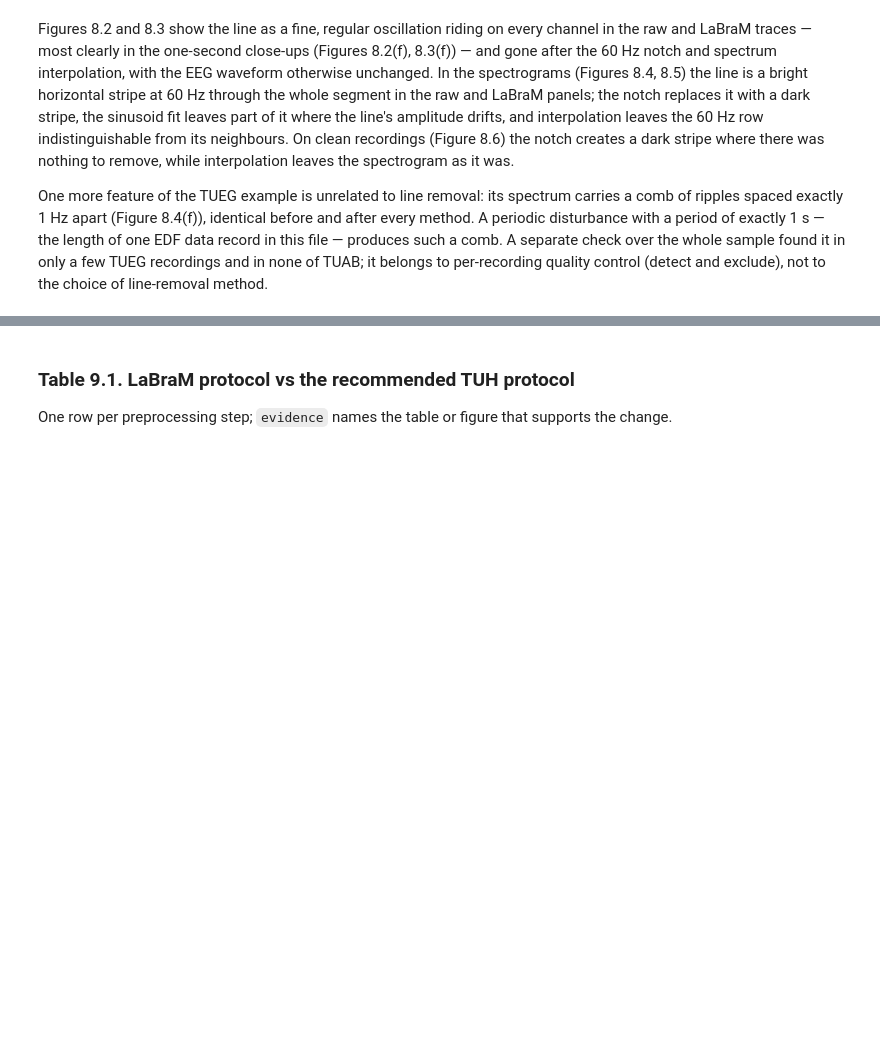
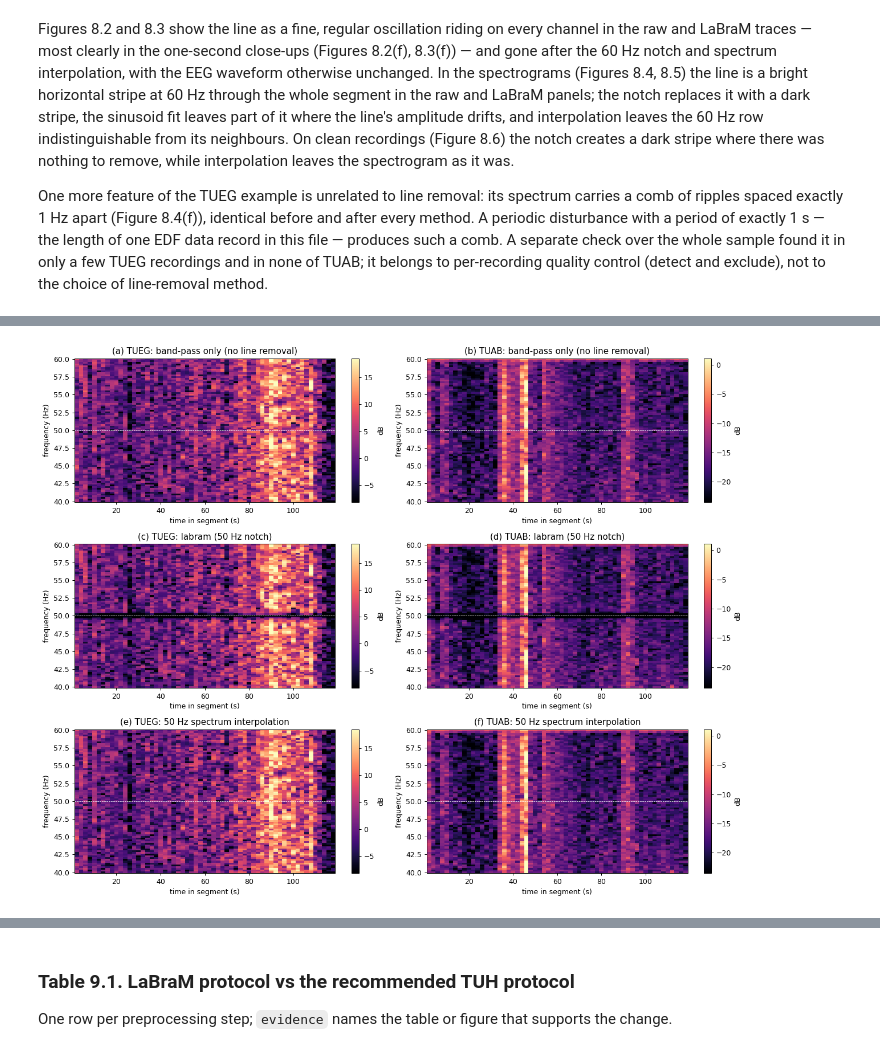
Before and after one commit to Neuro-Clalit/LaBraM, a Jupyter notebook: notebooks/tuh_preprocessing_analysis.ipynb, the cells around one changed output, grey strips where cells are left out. Cells and saved outputs as stored; diff of their text form; code cells hidden in the pictures; blank space fills up the shorter version.

```diff
--- a/notebooks/tuh_preprocessing_analysis.ipynb
+++ b/notebooks/tuh_preprocessing_analysis.ipynb
@@ -843,0 +936,24 @@ choice of line-removal method.
+# %%
+fig, axes = plt.subplots(3, 2, figsize=(14, 11), dpi=90)
+for col, group in enumerate(["TUEG", "TUAB"]):
+    row = examples[group, "clean"][0]
+    raw = qc.load_segment(edf_path(row))
+    vers = [(proto.name, qc.apply_protocol(raw, proto))
+            for proto in (qc.BANDPASS_ONLY, qc.LABRAM, qc.INTERP50)]
+    sgs = [(name, median_spectrogram(y.get_data(units="uV"), y.info["sfreq"], win_sec=4.0))
+           for name, y in vers]
+    f0, _, s0 = sgs[0][1]
+    zoom0 = (f0 >= 40) & (f0 <= 60)
+    vmin, vmax = np.percentile(s0[zoom0], [2, 99.5])
+    for r, (name, (f, t, sg)) in enumerate(sgs):
+        zoom = (f >= 40) & (f <= 60)
+        ax = axes[r, col]
+        im = ax.pcolormesh(t, f[zoom], sg[zoom], shading="auto", vmin=vmin, vmax=vmax, cmap="magma")
+        ax.axhline(50, color="w", ls="--", lw=0.6)
+        ax.set(title=f"{group}: {name}", xlabel="time in segment (s)", ylabel="frequency (Hz)")
+        fig.colorbar(im, ax=ax, label="dB")
+panel_labels(axes)
+assert_max_columns(fig)
+plt.tight_layout(); plt.show()
+# %% [output]
+[figure, added]
```
Also changed, not shown: parts of 13 cells of this notebook, 3 other files.
